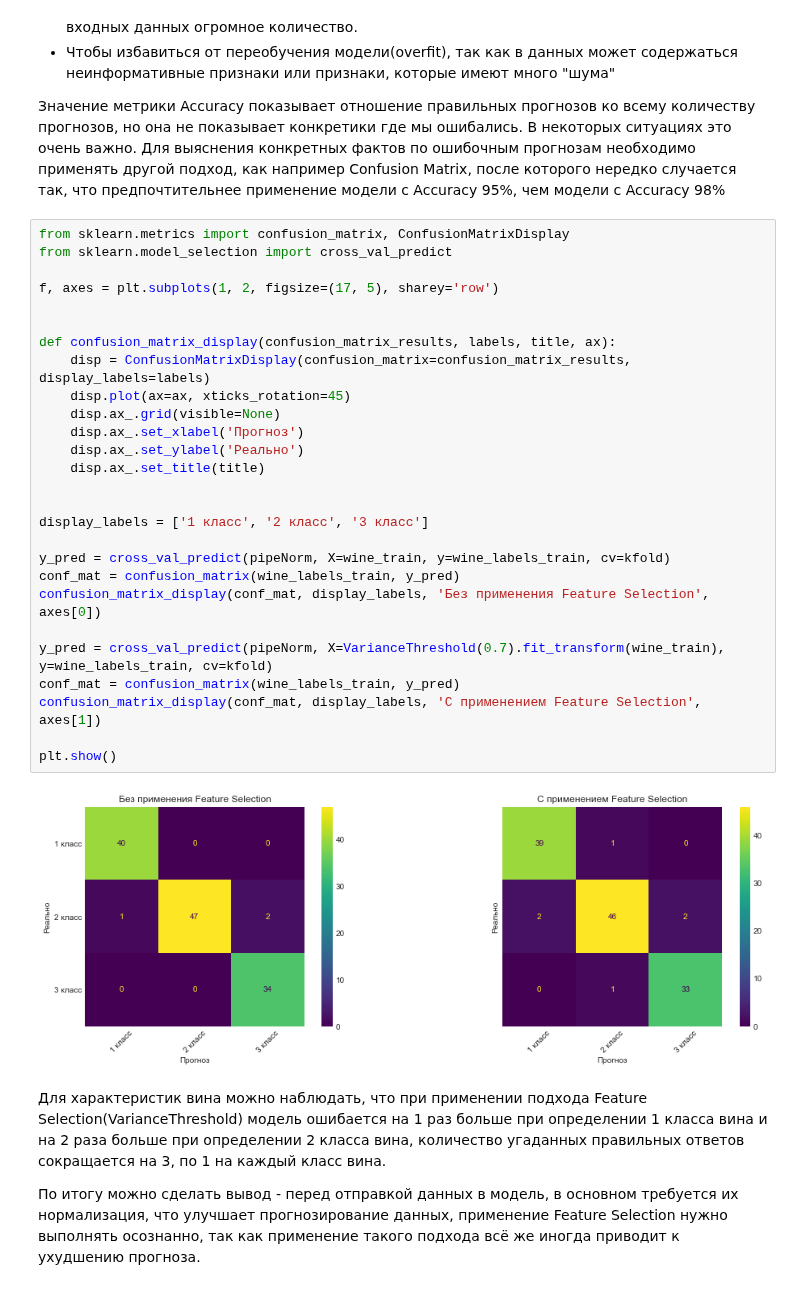
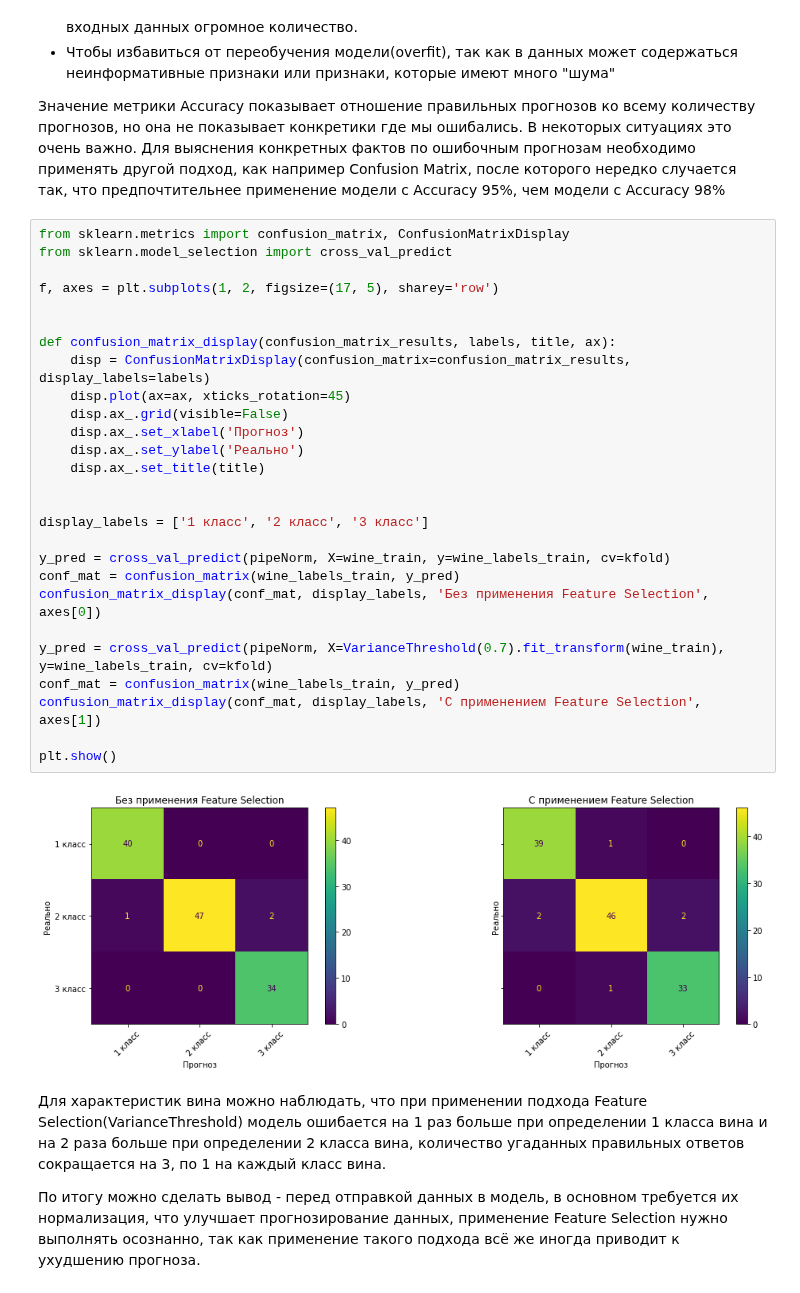
Before and after one commit to githubjeka/ml-intro, a Jupyter notebook: homework.ipynb, the cells around one changed output. Cells and saved outputs as stored; diff of their text form.

```diff
--- a/homework.ipynb
+++ b/homework.ipynb
@@ -292,32 +292,32 @@ Feature Selection применяется по двум причинам:
 # %%
 from sklearn.metrics import confusion_matrix, ConfusionMatrixDisplay
 from sklearn.model_selection import cross_val_predict
 
 f, axes = plt.subplots(1, 2, figsize=(17, 5), sharey='row')
 
 
 def confusion_matrix_display(confusion_matrix_results, labels, title, ax):
     disp = ConfusionMatrixDisplay(confusion_matrix=confusion_matrix_results, display_labels=labels)
     disp.plot(ax=ax, xticks_rotation=45)
-    disp.ax_.grid(visible=None)
+    disp.ax_.grid(visible=False)
     disp.ax_.set_xlabel('Прогноз')
     disp.ax_.set_ylabel('Реально')
     disp.ax_.set_title(title)
 
 
 display_labels = ['1 класс', '2 класс', '3 класс']
 
 y_pred = cross_val_predict(pipeNorm, X=wine_train, y=wine_labels_train, cv=kfold)
 conf_mat = confusion_matrix(wine_labels_train, y_pred)
 confusion_matrix_display(conf_mat, display_labels, 'Без применения Feature Selection', axes[0])
 
 y_pred = cross_val_predict(pipeNorm, X=VarianceThreshold(0.7).fit_transform(wine_train), y=wine_labels_train, cv=kfold)
 conf_mat = confusion_matrix(wine_labels_train, y_pred)
 confusion_matrix_display(conf_mat, display_labels, 'С применением Feature Selection', axes[1])
 
 plt.show()
 # %% [output]
-[figure, old version]
+[figure, new version]
 # %% [markdown]
 
 Для характеристик вина можно наблюдать, что при применении подхода Feature Selection(VarianceThreshold) модель ошибается на 1 раз больше при определении 1 класса вина и на 2 раза больше при определении 2 класса вина, количество угаданных правильных ответов сокращается на 3, по 1 на каждый класс вина.
```
Also changed, not shown: parts of 29 cells of this notebook.
